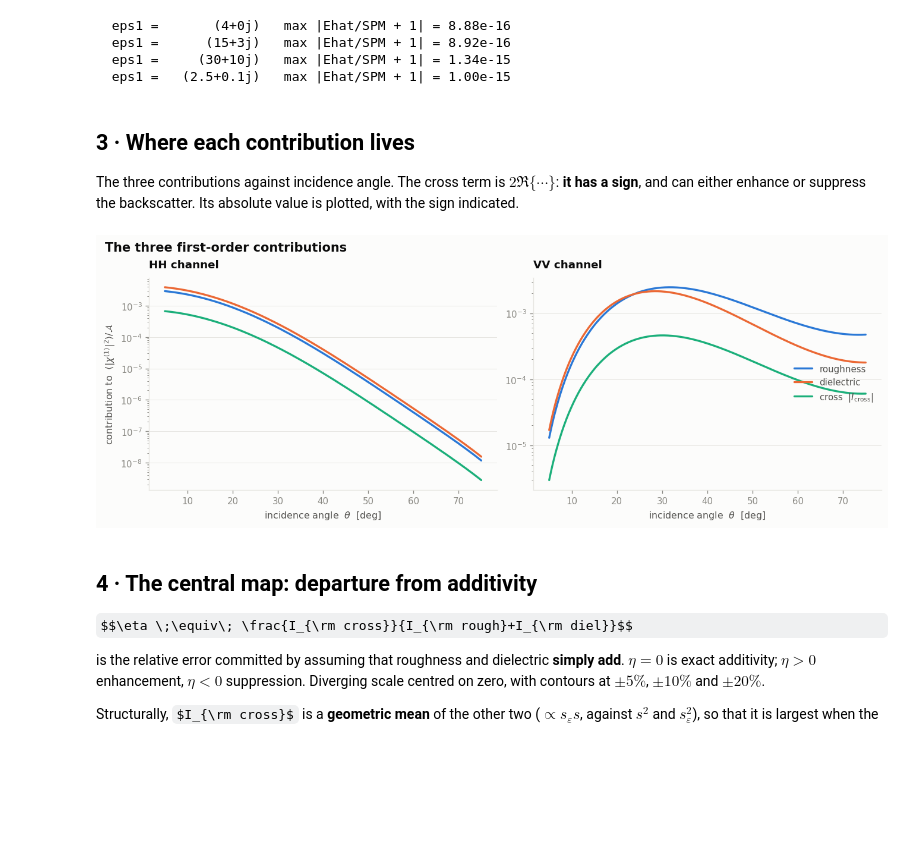
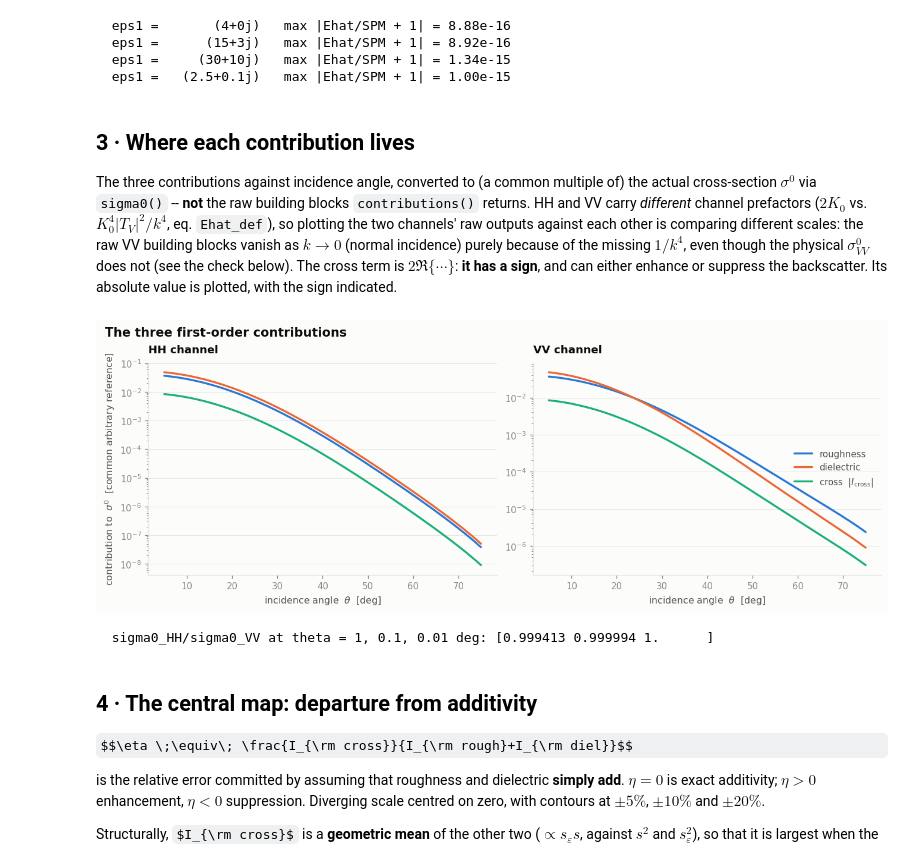
Before and after one commit to mfranco82/Non-additive-surface-and-volume-backscattering, a Jupyter notebook: results_visualization.ipynb, the cells around one changed output. Cells and saved outputs as stored; diff of their text form; code cells hidden in the pictures; some formulas as TeX source; blank space fills up the shorter version.

```diff
--- a/results_visualization.ipynb
+++ b/results_visualization.ipynb
@@ -137,6 +137,20 @@ def eta(theta, canal="VV", **kw):
     '''Fractional departure from additivity: I_cross / (I_rough + I_diel).'''
     r, d, c = contributions(theta, **kw)[canal]
     return c/(r+d)
+
+def sigma0(theta, canal="VV", ki=Ki, **kw):
+    '''sigma0_QQ up to the common factor 4*pi/A (eq. sigma0_working): the HH and
+    VV building blocks returned by contributions() carry *different* channel
+    prefactors (2*K0 for HH, K0^4|T_V|^2/k^4 for VV -- see eq. Ehat_def), so the
+    raw HH and VV outputs of contributions() are NOT on a comparable scale and
+    must not be plotted against each other directly.  This is what actually
+    converts them into (a multiple of) the physical cross-section.'''
+    out = contributions(theta, ki=ki, **kw)
+    r, d, c = out[canal]
+    tot = r+d+c
+    if canal == "HH":
+        return 2*np.pi*out["K0"]*tot
+    return np.pi*out["K0"]**4*np.abs(out["TV"])**2/out["k"]**4*tot
 print("ready")
 # %% [output]
 ready
@@ -162,35 +176,53 @@ for e in [4+0j, 15+3j, 30+10j, 2.5+0.1j]:
 # %% [markdown]
 ## 3 · Where each contribution lives
 
-The three contributions against incidence angle. The cross term is $2\Re\{\cdots\}$:
-**it has a sign**, and can either enhance or suppress the backscatter. Its absolute value is
-plotted, with the sign indicated.
+The three contributions against incidence angle, converted to (a common multiple of) the
+actual cross-section $\sigma^0$ via `sigma0()` -- **not** the raw building blocks
+`contributions()` returns. HH and VV carry *different* channel prefactors
+($2K_0$ vs. $K_0^4|T_V|^2/k^4$, eq. `Ehat_def`), so plotting the two channels' raw outputs
+against each other is comparing different scales: the raw VV building blocks vanish as
+$k\to0$ (normal incidence) purely because of the missing $1/k^4$, even though the physical
+$\sigma^0_{VV}$ does not (see the check below). The cross term is $2\Re\{\cdots\}$: **it has a
+sign**, and can either enhance or suppress the backscatter. Its absolute value is plotted,
+with the sign indicated.
 # %%
 th_d = np.linspace(5, 75, 400); th = np.radians(th_d)
 fig, axes = plt.subplots(1, 2, figsize=(11, 4.0), constrained_layout=True)
 for ax, ch in zip(axes, ["HH", "VV"]):
-    r, d, c = contributions(th)[ch]
+    out = contributions(th)
+    r, d, c = out[ch]
+    pref = 2*out["K0"] if ch == "HH" else out["K0"]**4*np.abs(out["TV"])**2/out["k"]**4
+    r, d, c = r*pref, d*pref, c*pref
     ax.semilogy(th_d, r, color=SER[0], label="roughness")
     ax.semilogy(th_d, d, color=SER[1], label="dielectric")
     ax.semilogy(th_d, np.abs(c), color=SER[2], label="cross  $|I_{\\rm cross}|$")
     # mark the sign of the cross term
     neg = c < 0
     if neg.any():
         ax.semilogy(th_d[neg], np.abs(c[neg]), color=SER[2], ls=":", lw=2.6)
     ax.set_title(f"{ch} channel")
     ax.set_xlabel("incidence angle  $\\theta$  [deg]")
     ax.grid(True, which="major", axis="y")
     ax.set_axisbelow(True)
-axes[0].set_ylabel("contribution to  $\\langle|\\chi^{(1)}|^2\\rangle/\\mathcal{A}$")
+axes[0].set_ylabel("contribution to  $\\sigma^0$  [common arbitrary reference]")
 axes[1].legend(loc="center right")
 if any((contributions(th)[c][2] < 0).any() for c in ("HH", "VV")):
     axes[1].text(0.02, 0.06, "dotted line: cross term negative",
                  transform=axes[1].transAxes, color=INK3, fontsize=8.5)
 fig.suptitle("The three first-order contributions", x=0.006, ha="left",
              fontsize=12.5, fontweight="semibold", color=INK)
 plt.show()
+
+# Sanity check: at normal incidence there is no distinction between polarizations,
+# so sigma0_HH must equal sigma0_VV exactly. The *unnormalised* contributions()
+# building blocks do not satisfy this (VV artificially vanishes as theta -> 0);
+# sigma0() does, which is itself a check on the K0/TV prefactor used above.
+th0 = np.radians([1.0, 0.1, 0.01])
+ratio = sigma0(th0, "HH")/sigma0(th0, "VV")
+print(f"  sigma0_HH/sigma0_VV at theta = 1, 0.1, 0.01 deg: {np.round(ratio, 6)}")
 # %% [output]
-[figure, old version]
+[figure, new version]
+  sigma0_HH/sigma0_VV at theta = 1, 0.1, 0.01 deg: [0.999413 0.999994 1.      ]
 # %% [markdown]
 ## 4 · The central map: departure from additivity
 
```
Also changed, not shown: 2 other files.
